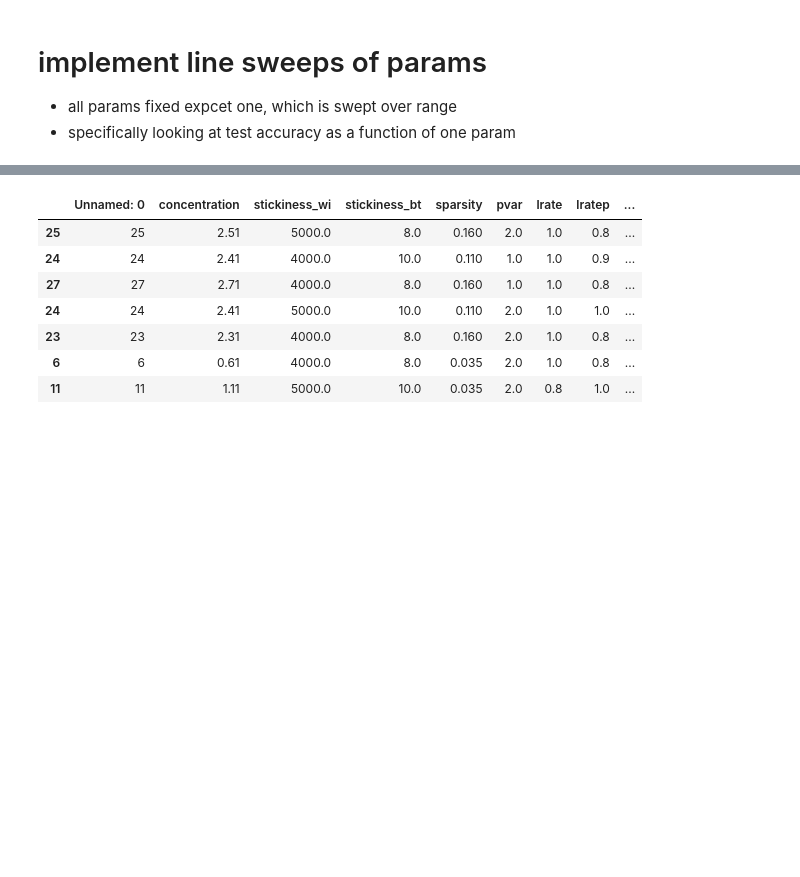
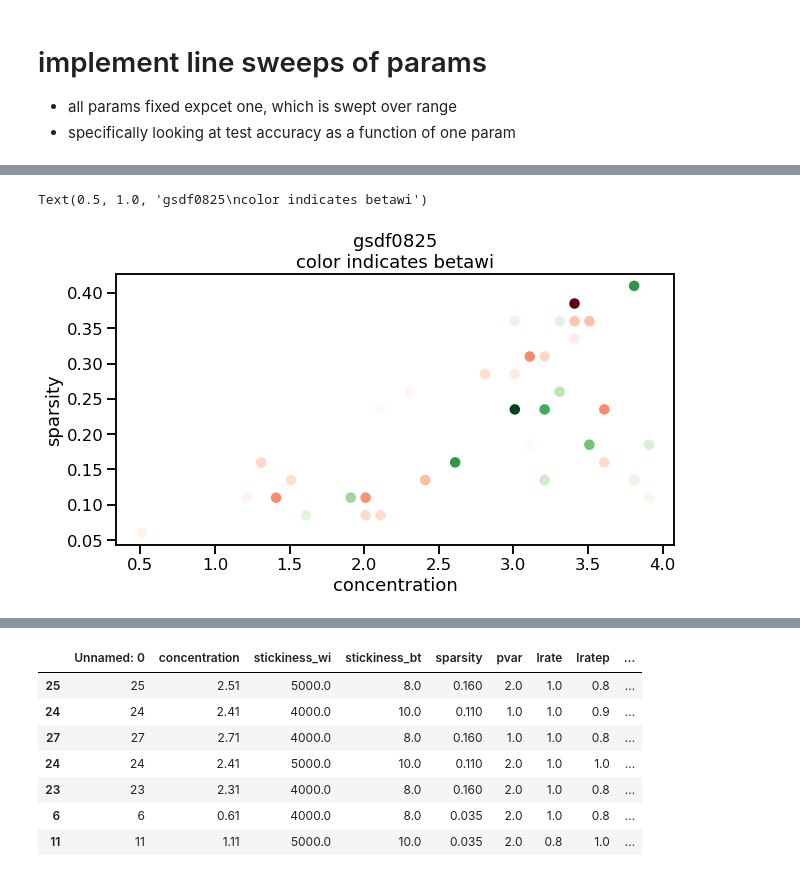
Before and after one commit to andrebeu/CSW, a Jupyter notebook: cswsem0621/gridsearch-testacc-analysis.ipynb, the cells around one changed output, grey strips where cells are left out. Drawn from its saved outputs; the diff is of its cells as text; code cells hidden in the pictures; blank space fills up the shorter version.

```diff
--- a/cswsem0621/gridsearch-testacc-analysis.ipynb
+++ b/cswsem0621/gridsearch-testacc-analysis.ipynb
@@ -56,3 +74,19 @@ gsdf[D10&B50].sort_values('mi',ascending=False)
+# %%
+f,ax=plt.subplots(1,1,figsize=(10,5))
+
+cL = ['Greens','Reds']
+pname = 'stickiness_wi'
+pval = [3500,5000]
+for idx in range(2):
+  df_ = df[df.loc[:,pname] == pval[idx]]
+  ax.scatter(df_.concentration,df_.sparsity,c=df_.mi,cmap=cL[idx])
+ax.set_xlabel('concentration')
+ax.set_ylabel('sparsity')
+ax.set_title('gsdf0825\ncolor indicates betawi')
+# plt.savefig('figures/gsdf0825-sparsity-vs-concentration')
+# %% [output]
+Text(0.5, 1.0, 'gsdf0825\ncolor indicates betawi')
+[figure, added]
 # %%
 plt.figure(figsize=(10,4))
 A = gsdf.blocked>0.9
```
Also changed, not shown: parts of 4 cells of this notebook, 17 other files.
